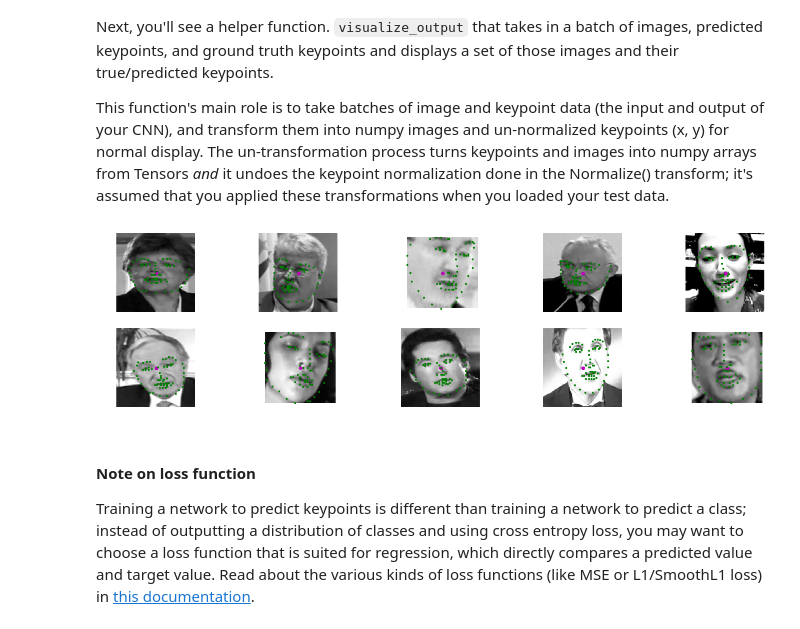
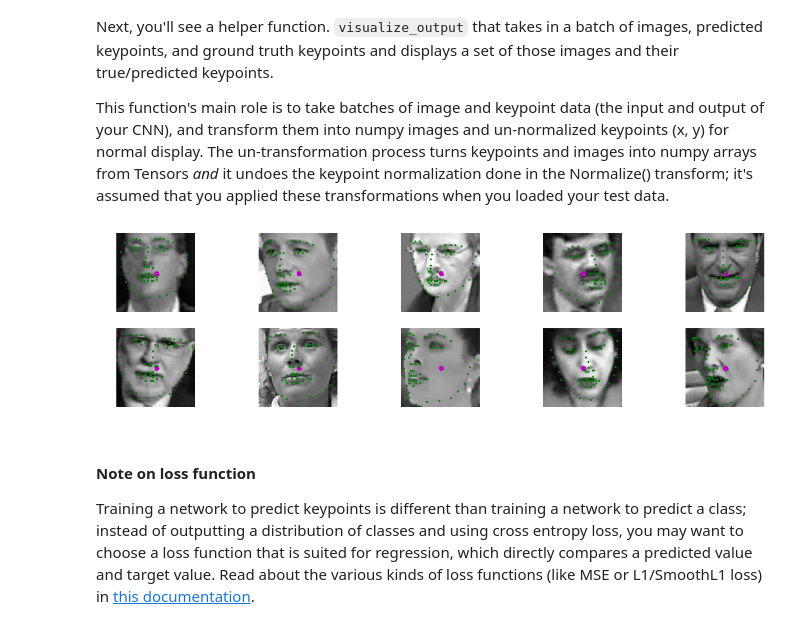
Before and after one commit to Bjarten/computer-vision-ND, a Jupyter notebook: project_1_facial_keypoints/2. Define the Network Architecture.ipynb, the cells around one changed output. Saved outputs shown, nothing was run; the diff lists cells and outputs as text; code cells hidden in the pictures.

```diff
--- a/project_1_facial_keypoints/2. Define the Network Architecture.ipynb
+++ b/project_1_facial_keypoints/2. Define the Network Architecture.ipynb
@@ -141,13 +141,14 @@ from torchvision import transforms, utils
 # the dataset we created in Notebook 1 is copied in the helper file `data_load.py`
 from data_load import FacialKeypointsDataset
 # the transforms we defined in Notebook 1 are in the helper file `data_load.py`
-from data_load import Rescale, FaceCrop, RandomCrop, Normalize, RandomGamma, ToTensor, ColorJitter
+from data_load import Rescale, FaceCrop, RandomCrop, Normalize, RandomGamma, ToTensor, ColorJitter, FaceCropTight, RandomHorizontalFlip
 
 
 ## define the data_transform using transforms.Compose([all tx's, . , .])
 # order matters! i.e. rescaling should come before a smaller crop
-test_data_transform = transforms.Compose([FaceCrop(),
-                                     #RandomGamma(),
+test_data_transform = transforms.Compose([#RandomHorizontalFlip(),
+                                          FaceCropTight(),
+                                    #RandomGamma(),
                                      ColorJitter(),
                                      #GaussianNoise(),
                                      Rescale((image_size,image_size)),
@@ -295,36 +296,36 @@ This function's main role is to take batches of image and keypoint data (the inp
 def visualize_output(test_images, test_outputs, gt_pts=None, batch_size=10):
     plt.figure(figsize=(20,8))
     for i in range(10):
         ax = plt.subplot(3, 5, i+1)
 
         # un-transform the image data
         image = test_images[i].data   # get the image from it's wrapper
         image = image.numpy()   # convert to numpy array from a Tensor
         image = np.transpose(image, (1, 2, 0))   # transpose to go from torch to numpy image
 
         # un-transform the predicted key_pts data
         predicted_key_pts = test_outputs[i].data
         predicted_key_pts = predicted_key_pts.numpy()
         # undo normalization of keypoints
-        predicted_key_pts = predicted_key_pts*(image.shape[0]/4)+image.shape[0]/2
+        predicted_key_pts = predicted_key_pts*(image.shape[0]/2)+image.shape[0]/2
 
         # plot ground truth points for comparison, if they exist
         ground_truth_pts = None
         if gt_pts is not None:
             ground_truth_pts = gt_pts[i]
-            ground_truth_pts = ground_truth_pts*(image.shape[0]/4)+image.shape[0]/2
+            ground_truth_pts = ground_truth_pts*(image.shape[0]/2)+image.shape[0]/2
 
         # call show_all_keypoints
         show_all_keypoints(np.squeeze(image), predicted_key_pts, ground_truth_pts)
 
         plt.axis('off')
 
     plt.show()
 
 # call it
 visualize_output(test_images, test_outputs, gt_pts)
 # %% [output]
-[figure, old version]
+[figure, new version]
 # %% [markdown]
 #### Note on loss function
 Training a network to predict keypoints is different than training a network to predict a class; instead of outputting a distribution of classes and using cross entropy loss, you may want to choose a loss function that is suited for regression, which directly compares a predicted value and target value. Read about the various kinds of loss functions (like MSE or L1/SmoothL1 loss) in [this documentation](http://pytorch.org/docs/master/_modules/torch/nn/modules/loss.html).
```
Also changed, not shown: parts of 12 cells of this notebook.
